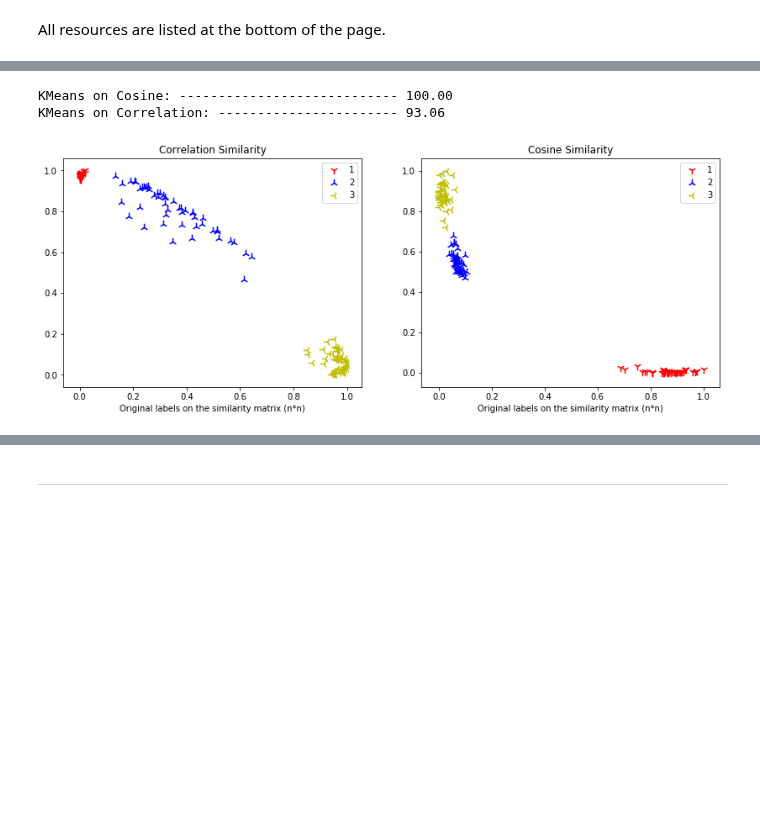
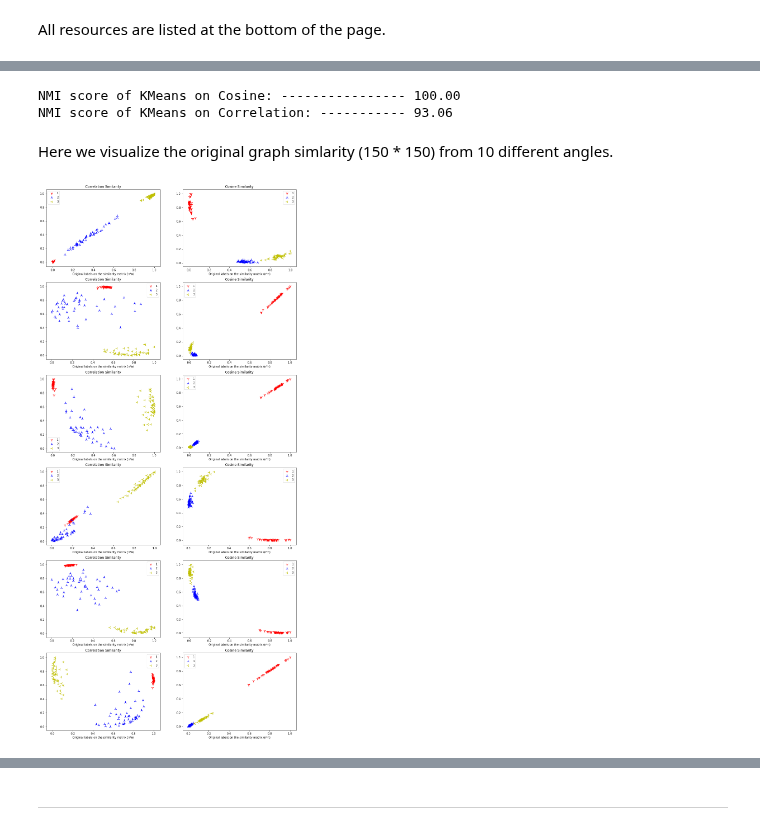
Before and after one commit to saman-nia/Deep-Neural-Networks-for-Clustering, a Jupyter notebook: Iris dataset/k-means on similarity matrix of iris dataset.ipynb, the cells around one changed output, grey strips where cells are left out. Saved outputs shown, nothing was run; the diff lists cells and outputs as text; code cells hidden in the pictures; blank space fills up the shorter version.

```diff
--- a/Iris dataset/k-means on similarity matrix of iris dataset.ipynb
+++ b/Iris dataset/k-means on similarity matrix of iris dataset.ipynb
@@ -118,34 +118,38 @@ k_means_nmi_cos = (normalized_mutual_info_score(labels_cos, k_means_indx_cos))
 k_means_indx_cor = k_means_(data_cor, n_clusters)
 k_means_nmi_cor = (normalized_mutual_info_score(labels_cor, k_means_indx_cor))
 # %%
-print("KMeans on Cosine: ---------------------------- {:0.2f}".format(k_means_nmi_cos*100))
-print("KMeans on Correlation: ----------------------- {:0.2f}".format(k_means_nmi_cor*100))
+print("NMI score of KMeans on Cosine: ---------------- {:0.2f}".format(k_means_nmi_cos*100))
+print("NMI score of KMeans on Correlation: ----------- {:0.2f}".format(k_means_nmi_cor*100))
 # %% [output]
-KMeans on Cosine: ---------------------------- 100.00
-KMeans on Correlation: ----------------------- 93.06
+NMI score of KMeans on Cosine: ---------------- 100.00
+NMI score of KMeans on Correlation: ----------- 93.06
+# %% [markdown]
+Here we visualize the original graph simlarity (150 * 150) from 10 different angles.
 # %%
 origin_label_cos = np.array(trainSet_cosine.whole_dataset()[1]).astype(int)
 origin_label_cor = np.array(trainSet_correlation.whole_dataset()[1]).astype(int)
 # %%
 colors = [('r', '1'),('b', '2'),('y','3')]
-plt.figure(figsize=(14, 5))
-for num in range(3):
-    plt.subplot(1,2,1)
-    plt.scatter([data_cor[:,0][i] for i in range(len(origin_label_cor)) if origin_label_cor[i] == num],
-                [data_cor[:,1][i] for i in range(len(origin_label_cor)) if origin_label_cor[i] == num],
-                90, label=str(num+1), color = colors[num][0], marker=colors[num][1])
-    plt.title('Correlation Similarity')
-    plt.xlabel('Original labels on the similarity matrix (n*n)')
-    plt.legend()
-    plt.subplot(1,2,2)
-    plt.scatter([data_cos[:,0][i] for i in range(len(origin_label_cos)) if origin_label_cos[i] == num],
-                [data_cos[:,1][i] for i in range(len(origin_label_cos)) if origin_label_cos[i] == num],
-                90, label=str(num+1), color = colors[num][0], marker=colors[num][1])
-    plt.title('Cosine Similarity')
-    plt.xlabel('Original labels on the similarity matrix (n*n)')
-    plt.legend()
+plt.figure(figsize=(16, 60))
+list_of_lists = [0, 2, 4, 6, 8, 10]
+for j in list_of_lists:
+    for num in range(3):
+        plt.subplot(10,2,j+1)
+        plt.scatter([data_cor[:,j+1][i] for i in range(len(origin_label_cor)) if origin_label_cor[i] == num],
+                    [data_cor[:,j+2][i] for i in range(len(origin_label_cor)) if origin_label_cor[i] == num],
+                    90, label=str(num+1), color = colors[num][0], marker=colors[num][1])
+        plt.title('Correlation Similarity')
+        plt.xlabel('Original labels on the similarity matrix (n*n)')
+        plt.legend()
+        plt.subplot(10,2,(j+2))
+        plt.scatter([data_cos[:,j+1][i] for i in range(len(origin_label_cos)) if origin_label_cos[i] == num],
+                    [data_cos[:,j+2][i] for i in range(len(origin_label_cos)) if origin_label_cos[i] == num],
+                    90, label=str(num+1), color = colors[num][0], marker=colors[num][1])
+        plt.title('Cosine Similarity')
+        plt.xlabel('Original labels on the similarity matrix (n*n)')
+        plt.legend()
 plt.show()
 # %% [output]
-[figure, old version]
+[figure, new version]
 # %%
 colors = [('c', '1'),('g', '2'),('m','3')]
```
Also changed, not shown: parts of 18 cells of this notebook.
